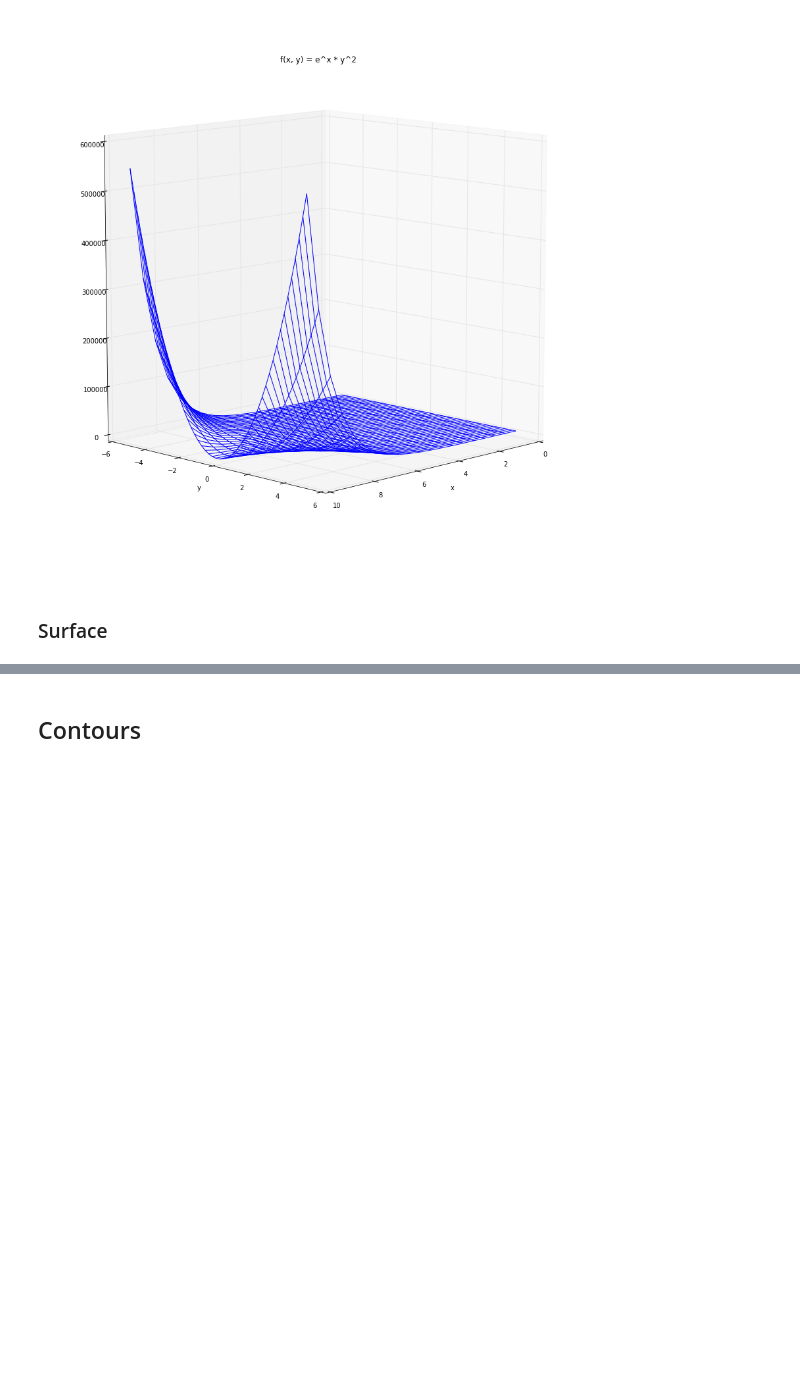
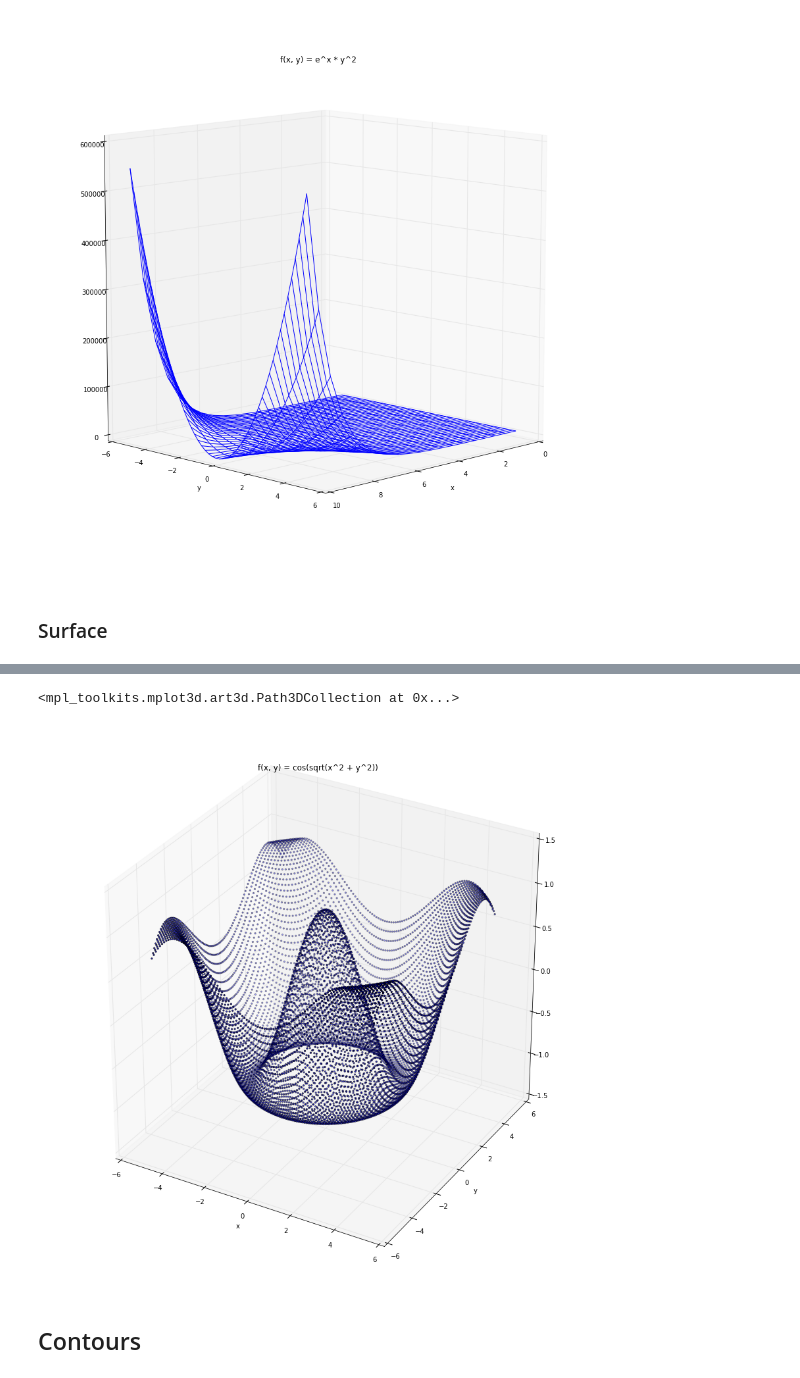
Before and after one commit to HKervadec/pyplot_zoo, a Jupyter notebook: index.ipynb, the cells around one changed output, grey strips where cells are left out. Drawn from its saved outputs; the diff is of its cells as text; code cells hidden in the pictures; blank space fills up the shorter version.

```diff
--- a/index.ipynb
+++ b/index.ipynb
@@ -142,3 +144,21 @@ ax.plot_surface(X, Y, Z, cmap='jet', antialiased=True)
+# %%
+x = np.linspace(-5, 5, 100)
+y = np.linspace(-5, 5, 100)
+
+X, Y = np.meshgrid(x, y)
+# X, Y = X.flatten(), Y.flatten()
+Z = np.cos(np.sqrt(X**2 + Y**2))
+# %%
+fig = plt.figure()
+ax = fig.gca(projection='3d')
+ax.set_title("f(x, y) = cos(sqrt(x^2 + y^2))")
+ax.set_xlabel("x")
+ax.set_ylabel("y")
+# ax.view_init(45, 45)
+ax.scatter(X, Y, Z, c='blue', s=5, marker='o')
+# %% [output]
+<mpl_toolkits.mplot3d.art3d.Path3DCollection at 0x...>
+[figure, added]
 # %% [markdown]
 ## Contours
 # %%
```
Also changed, not shown: parts of 2 cells of this notebook, 1 other file.
